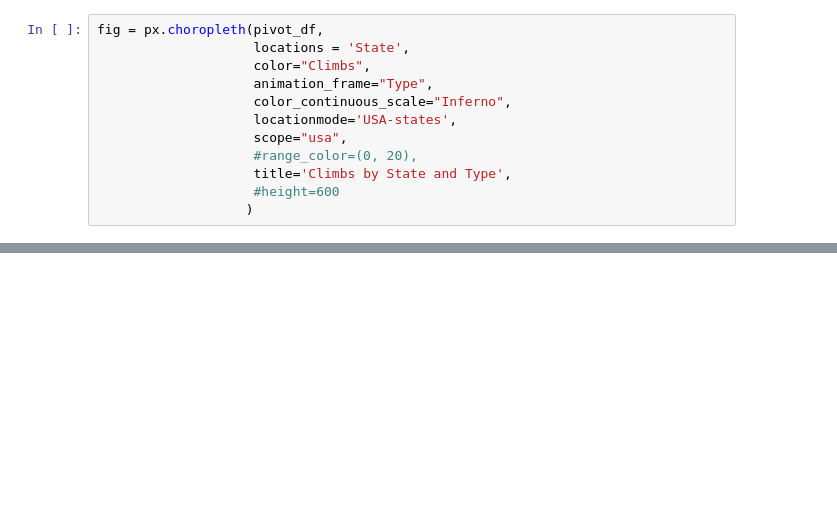
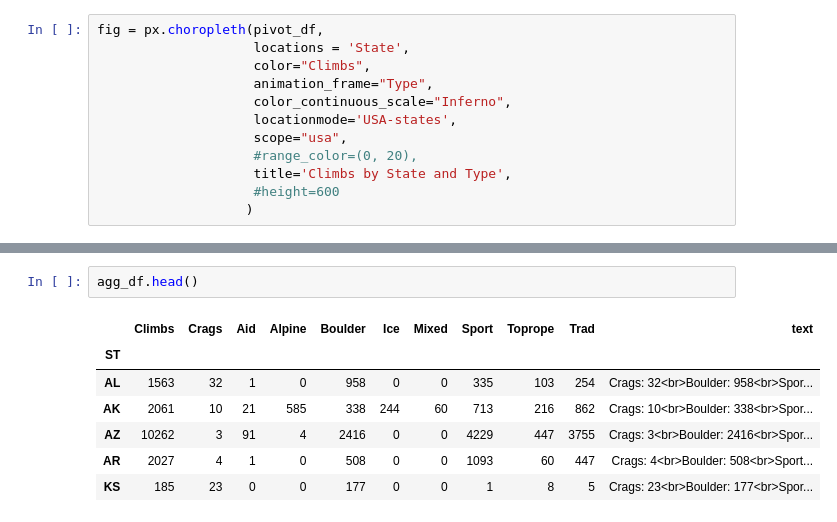
Before and after one commit to cpud/climb-plotly, a Jupyter notebook: final2.ipynb, the cells around one changed output, grey strips where cells are left out. Saved outputs shown, nothing was run; the diff lists cells and outputs as text; blank space fills up the shorter version.

```diff
--- a/final2.ipynb
+++ b/final2.ipynb
@@ -340,3 +328,13 @@ fig = px.choropleth(pivot_df,
 fig.show()
 # %% [output]
 [interactive output not drawn]
+# %%
+agg_df.head()
+# %% [output]
+|  | Climbs | Crags | Aid | Alpine | Boulder | Ice | Mixed | Sport | Toprope | Trad | text |
+| ST |  |  |  |  |  |  |  |  |  |  |  |
+| AL | 1563 | 32 | 1 | 0 | 958 | 0 | 0 | 335 | 103 | 254 | Crags: 32<br>Boulder: 958<br>Spor... |
+| AK | 2061 | 10 | 21 | 585 | 338 | 244 | 60 | 713 | 216 | 862 | Crags: 10<br>Boulder: 338<br>Spor... |
+| AZ | 10262 | 3 | 91 | 4 | 2416 | 0 | 0 | 4229 | 447 | 3755 | Crags: 3<br>Boulder: 2416<br>Spor... |
+| AR | 2027 | 4 | 1 | 0 | 508 | 0 | 0 | 1093 | 60 | 447 | Crags: 4<br>Boulder: 508<br>Sport... |
+| KS | 185 | 23 | 0 | 0 | 177 | 0 | 0 | 1 | 8 | 5 | Crags: 23<br>Boulder: 177<br>Spor... |
```
Also changed, not shown: parts of 2 cells of this notebook.
